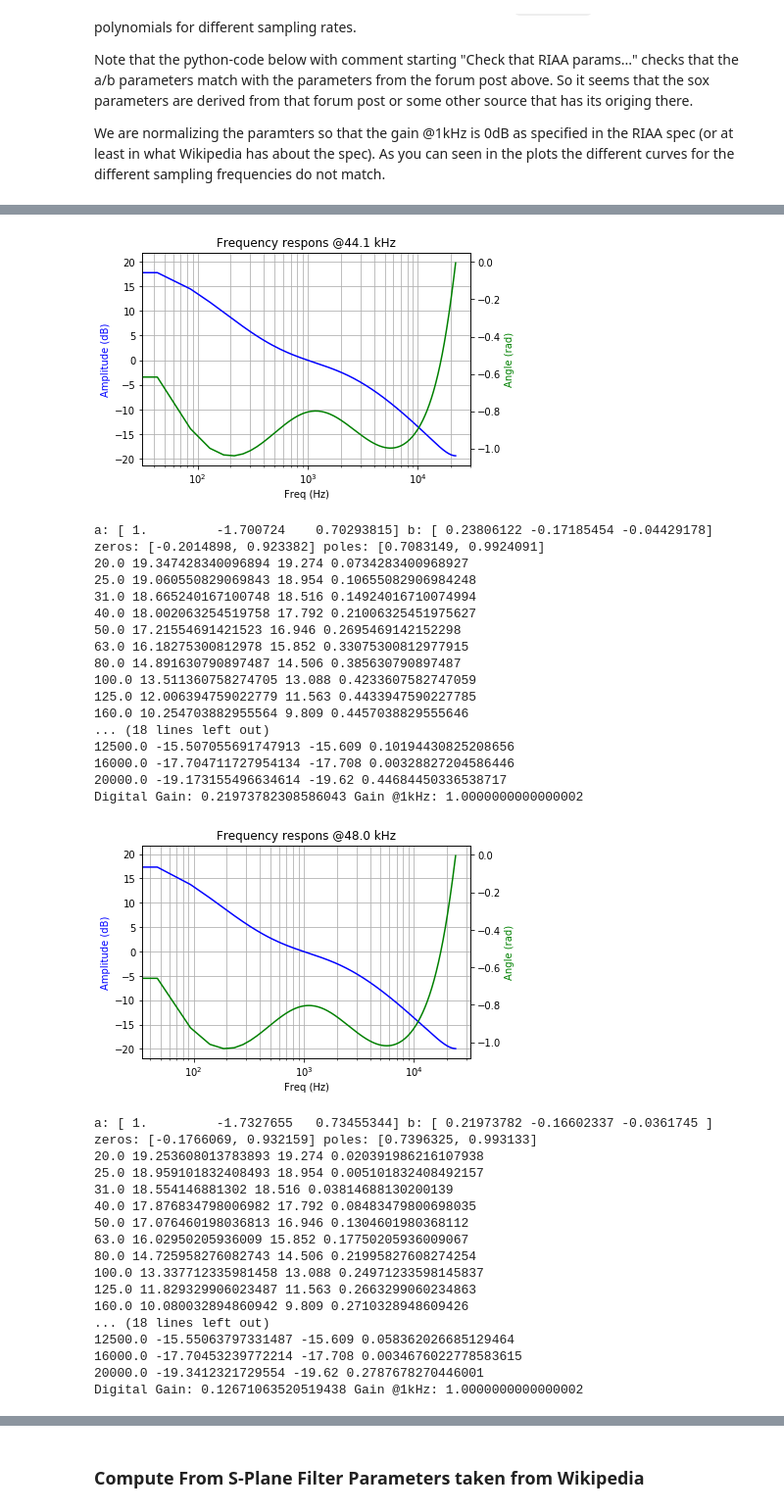
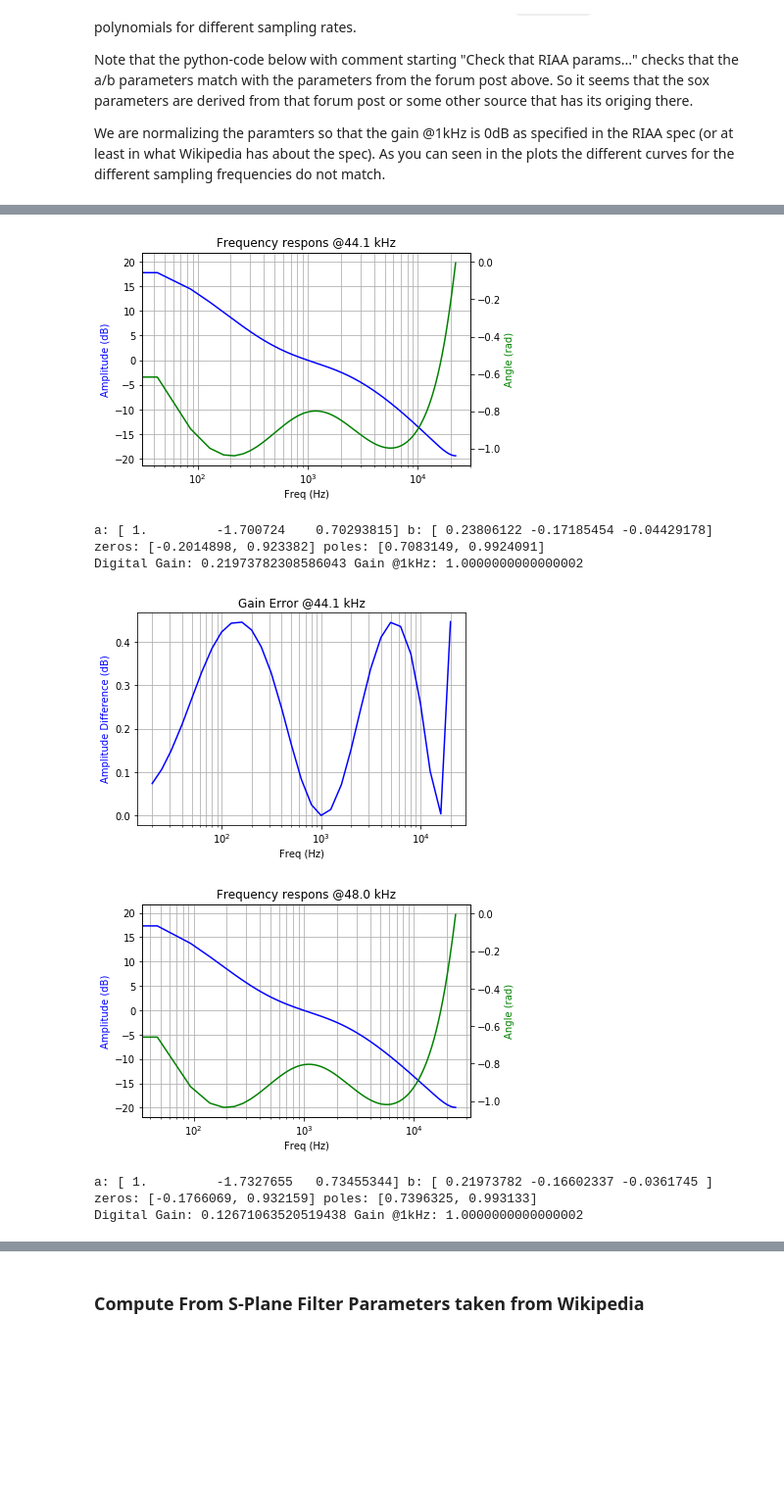
Before and after one commit to schlatterbeck/filter-optimizer, a Jupyter notebook: RIAA.ipynb, the cells around one changed output, grey strips where cells are left out. Shown at 98% size. Cells and saved outputs as stored; diff of their text form; code cells hidden in the pictures; blank space fills up the shorter version.

Commit message:
Plotting of audacity differences
Fix usage of signal, use signal. prefix for all methods

```diff
--- a/RIAA.ipynb
+++ b/RIAA.ipynb
@@ -23,7 +22,7 @@ def plot_response(w, h, title = 'Frequency response', f0 = None, log = False, li
     plt.title (title)
     xlabel = 'Freq [rad/sample]'
     if f0 is not None :
-        w = np.array (w) * f0 / (2 * pi)
+        w = np.array (w) * f0 / (2 * np.pi)
         xlabel = 'Freq (Hz)'
         if f0 == 1.0 :
             xlabel = '$\\Omega$'
@@ -64,6 +63,8 @@ def plot_delay(w, d, title = "Group delay", f0 = None, log = False) :
     plt.show ()
 # %%
 def pole_zero_plot (poles, zeros, limit = 1e6) :
+    fig = plt.figure ()
+    ax1 = fig.add_subplot (111)
     poles = np.array (poles)
     zeros = np.array (zeros)
     m1 = m2 = 1
@@ -276,9 +291,9 @@ riaa = \
 }
 for k in riaa :
     d = riaa [k]
-    d ['w'], d ['h'] = freqz (d ['b'], d ['a'])
-    d ['wg'], d ['gd'] = group_delay ((d ['b'], d ['a']))
-    z, p, g = tf2zpk (d ['b'], d ['a'])
+    d ['w'], d ['h'] = signal.freqz (d ['b'], d ['a'])
+    d ['wg'], d ['gd'] = signal.group_delay ((d ['b'], d ['a']))
+    z, p, g = signal.tf2zpk (d ['b'], d ['a'])
     print ("zeros:", z, "poles:", p, "gain:", g)
 # %% [output]
 zeros: [0.9931716 0.7229063] poles: [ 0.93123263 -0.19277413] gain: 0.02675918611906
@@ -318,9 +333,9 @@ riaa = \
 }
 for k in riaa :
     d = riaa [k]
-    d ['w'], d ['h'] = freqz (d ['b'], d ['a'])
-    d ['wg'], d ['gd'] = group_delay ((d ['b'], d ['a']))
-    d ['zero'], d ['pole'], d ['gain'] = tf2zpk (d ['b'], d ['a'])
+    d ['w'], d ['h'] = signal.freqz (d ['b'], d ['a'])
+    d ['wg'], d ['gd'] = signal.group_delay ((d ['b'], d ['a']))
+    d ['zero'], d ['pole'], d ['gain'] = signal.tf2zpk (d ['b'], d ['a'])
     print ("zeros:", d ["zero"], "poles:", d ["pole"], "gain:", d ["gain"])
 # %% [output]
 zeros: [ 0.923382  -0.2014898] poles: [0.9924091 0.7083149] gain: 1.0
@@ -382,69 +397,42 @@ sox_riaa ['96.0'] = dict \
 
 # Check that RIAA params from forum are identical with sox params
 for k in riaa :
     for zp in 'zero', 'pole' :
         for n1, n2 in zip (sorted (sox_riaa [k][zp]), sorted (riaa [k][zp])) :
             #print (n1, n2, n1 - n2)
             assert abs (n1 - n2) < 5e-10
 
-(b, a) = zpk2tf (sox_riaa ['44.1']['zero'], sox_riaa ['44.1']['pole'], 1.0)
-w, h = freqz (b, a)
-wg, gd = group_delay ((b, a))
+(b, a) = signal.zpk2tf (sox_riaa ['44.1']['zero'], sox_riaa ['44.1']['pole'], 1.0)
+w, h = signal.freqz (b, a)
+wg, gd = signal.group_delay ((b, a))
 #plot_response (w, h, f0=44100, log = True)
 
 # Normalize to 0dB for 1kHz
 digital_gain = 1.0
 for rk in sox_riaa :
     sr = sox_riaa [rk]
     fs = float (rk) * 1000.0
-    z1kHz = 1000.0 / fs * 2 * pi
+    z1kHz = 1000.0 / fs * 2 * np.pi
     for k in range (2) :
-        (sr ['nb'], sr ['na']) = zpk2tf (sr ['zero'], sr ['pole'], digital_gain)
-        w, h = freqz (sr ['nb'], sr ['na'], [z1kHz])
+        (sr ['nb'], sr ['na']) = signal.zpk2tf (sr ['zero'], sr ['pole'], digital_gain)
+        w, h = signal.freqz (sr ['nb'], sr ['na'], [z1kHz])
         #print (w, h, abs (h))
         digital_gain = abs (digital_gain / abs (h [0]))
         #print ("digital gain:", digital_gain)
     print ("Digital Gain:", digital_gain, "Gain @1kHz:", abs (h [0]))
-    w, h = freqz (sr ['nb'], sr ['na'])
+    w, h = signal.freqz (sr ['nb'], sr ['na'])
     plot_response (w, h, f0=fs, log = True, title = 'Frequency respons @%s kHz' % rk)
     print ("a:", sr ['na'], 'b:', sr ['nb'])
     print ("zeros:", sr ['zero'], "poles:", sr ['pole'])
     compare_to_audacity (sr ['na'], sr ['nb'], fs)
 # %% [output]
 Digital Gain: 0.23806122326320717 Gain @1kHz: 1.0
 [figure]
 a: [ 1.         -1.700724    0.70293815] b: [ 0.23806122 -0.17185454 -0.04429178]
 zeros: [-0.2014898, 0.923382] poles: [0.7083149, 0.9924091]
-20.0 19.347428340096894 19.274 0.0734283400968927
-25.0 19.060550829069843 18.954 0.10655082906984248
-31.0 18.665240167100748 18.516 0.14924016710074994
-40.0 18.002063254519758 17.792 0.21006325451975627
-50.0 17.21554691421523 16.946 0.2695469142152298
-63.0 16.18275300812978 15.852 0.33075300812977915
-80.0 14.891630790897487 14.506 0.385630790897487
-100.0 13.511360758274705 13.088 0.4233607582747059
-125.0 12.006394759022779 11.563 0.4433947590227785
-160.0 10.254703882955564 9.809 0.4457038829555646
-... (18 lines left out)
-12500.0 -15.507055691747913 -15.609 0.10194430825208656
-16000.0 -17.704711727954134 -17.708 0.00328827204586446
-20000.0 -19.173155496634614 -19.62 0.44684450336538717
 Digital Gain: 0.21973782308586043 Gain @1kHz: 1.0000000000000002
-[figure, old version]
+[figure, new version]
+[figure, new version]
 a: [ 1.         -1.7327655   0.73455344] b: [ 0.21973782 -0.16602337 -0.0361745 ]
 zeros: [-0.1766069, 0.932159] poles: [0.7396325, 0.993133]
-20.0 19.253608013783893 19.274 0.020391986216107938
-25.0 18.959101832408493 18.954 0.005101832408492157
-31.0 18.554146881302 18.516 0.03814688130200139
-40.0 17.876834798006982 17.792 0.08483479800698035
-50.0 17.076460198036813 16.946 0.1304601980368112
-63.0 16.02950205936009 15.852 0.17750205936009067
-80.0 14.725958276082743 14.506 0.21995827608274254
-100.0 13.337712335981458 13.088 0.24971233598145837
-125.0 11.829329906023487 11.563 0.2663299060234863
-160.0 10.080032894860942 9.809 0.2710328948609426
-... (18 lines left out)
-12500.0 -15.55063797331487 -15.609 0.058362026685129464
-16000.0 -17.70453239772214 -17.708 0.0034676022778583615
-20000.0 -19.3412321729554 -19.62 0.2787678270446001
 Digital Gain: 0.12671063520519438 Gain @1kHz: 1.0000000000000002
```
Also changed, not shown: parts of 6 cells of this notebook.
